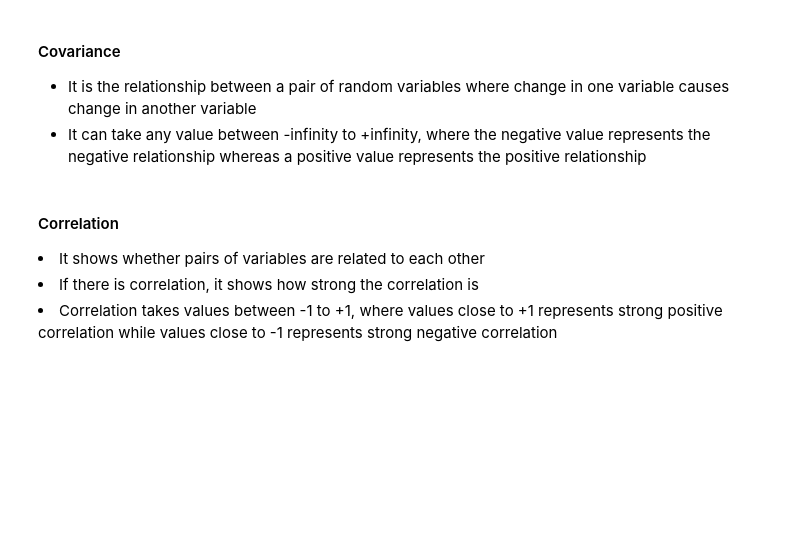
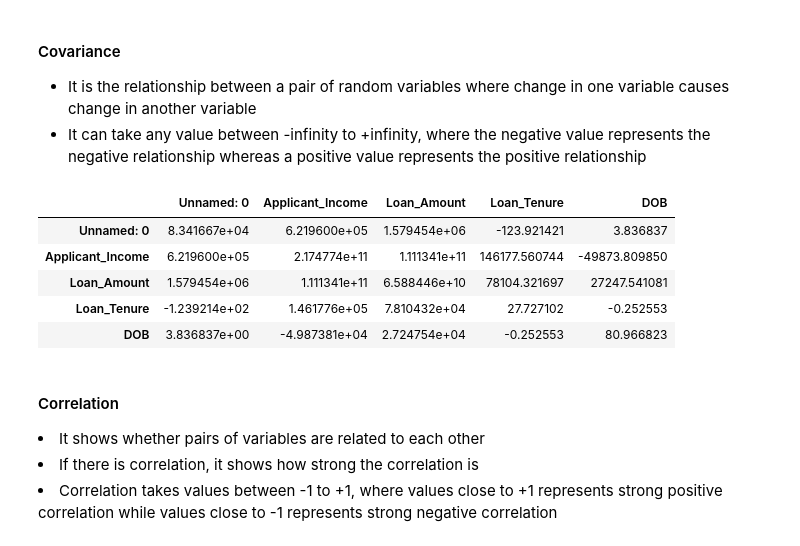
Before and after one commit to Shlok-007-in/Data-Science-Practice, a Jupyter notebook: week-6-EDA & Stats/EDA&STATS Notebook File-1-Before Session File.ipynb, the cells around one changed output. Saved outputs shown, nothing was run; the diff lists cells and outputs as text; code cells hidden in the pictures; blank space fills up the shorter version.

```diff
--- a/week-6-EDA & Stats/EDA&STATS Notebook File-1-Before Session File.ipynb
+++ b/week-6-EDA & Stats/EDA&STATS Notebook File-1-Before Session File.ipynb
@@ -287,7 +287,14 @@ To find the kurtosis of the data, we find use the function `kurt()`
 </body>
 </html>
 # %%
-loan_num = loan.select_dtypes(include=np.number)
+df_num.cov()
+# %% [output]
+|  | Unnamed: 0 | Applicant_Income | Loan_Amount | Loan_Tenure | DOB |
+| Unnamed: 0 | 8.341667e+04 | 6.219600e+05 | 1.579454e+06 | -123.921421 | 3.836837 |
+| Applicant_Income | 6.219600e+05 | 2.174774e+11 | 1.111341e+11 | 146177.560744 | -49873.809850 |
+| Loan_Amount | 1.579454e+06 | 1.111341e+11 | 6.588446e+10 | 78104.321697 | 27247.541081 |
+| Loan_Tenure | -1.239214e+02 | 1.461776e+05 | 7.810432e+04 | 27.727102 | -0.252553 |
+| DOB | 3.836837e+00 | -4.987381e+04 | 2.724754e+04 | -0.252553 | 80.966823 |
 # %% [markdown]
 <a id="corr"></a>
 #### Correlation
```
